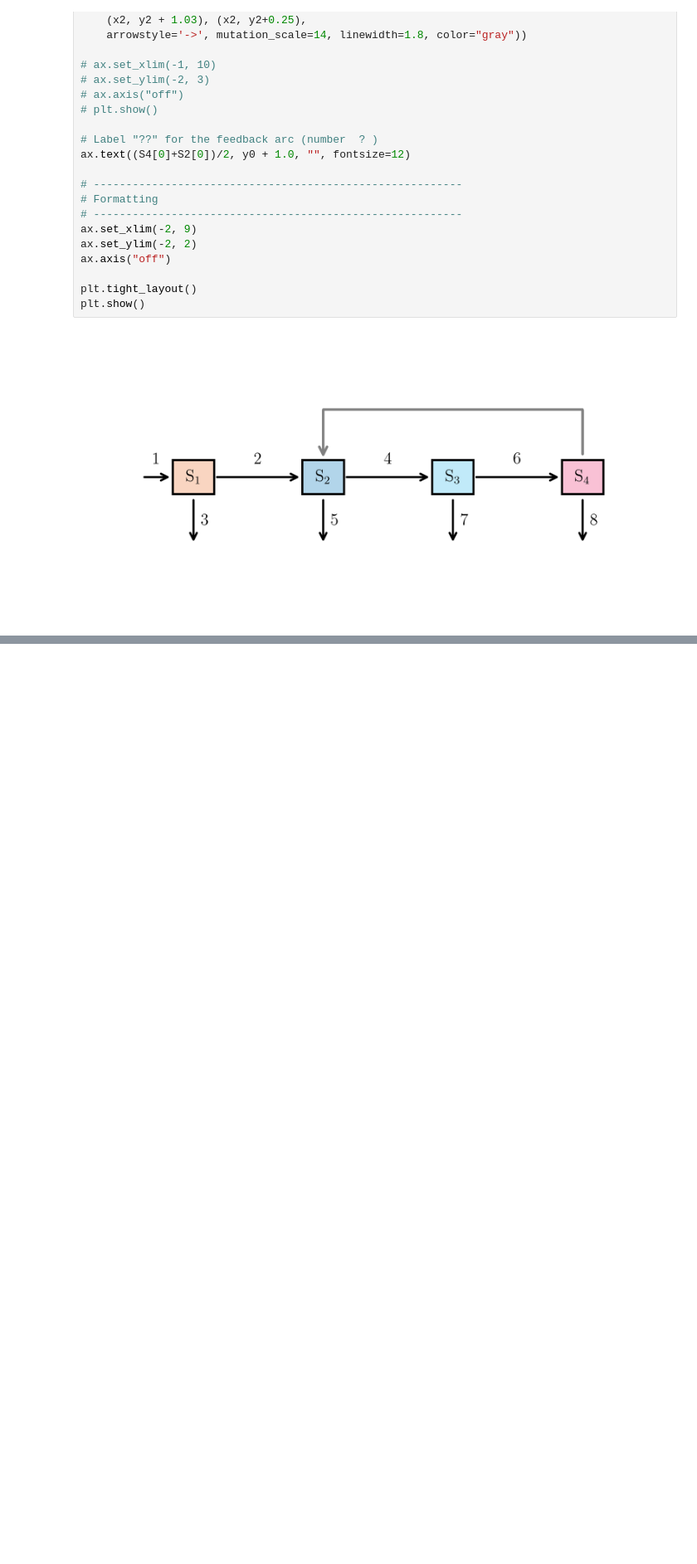
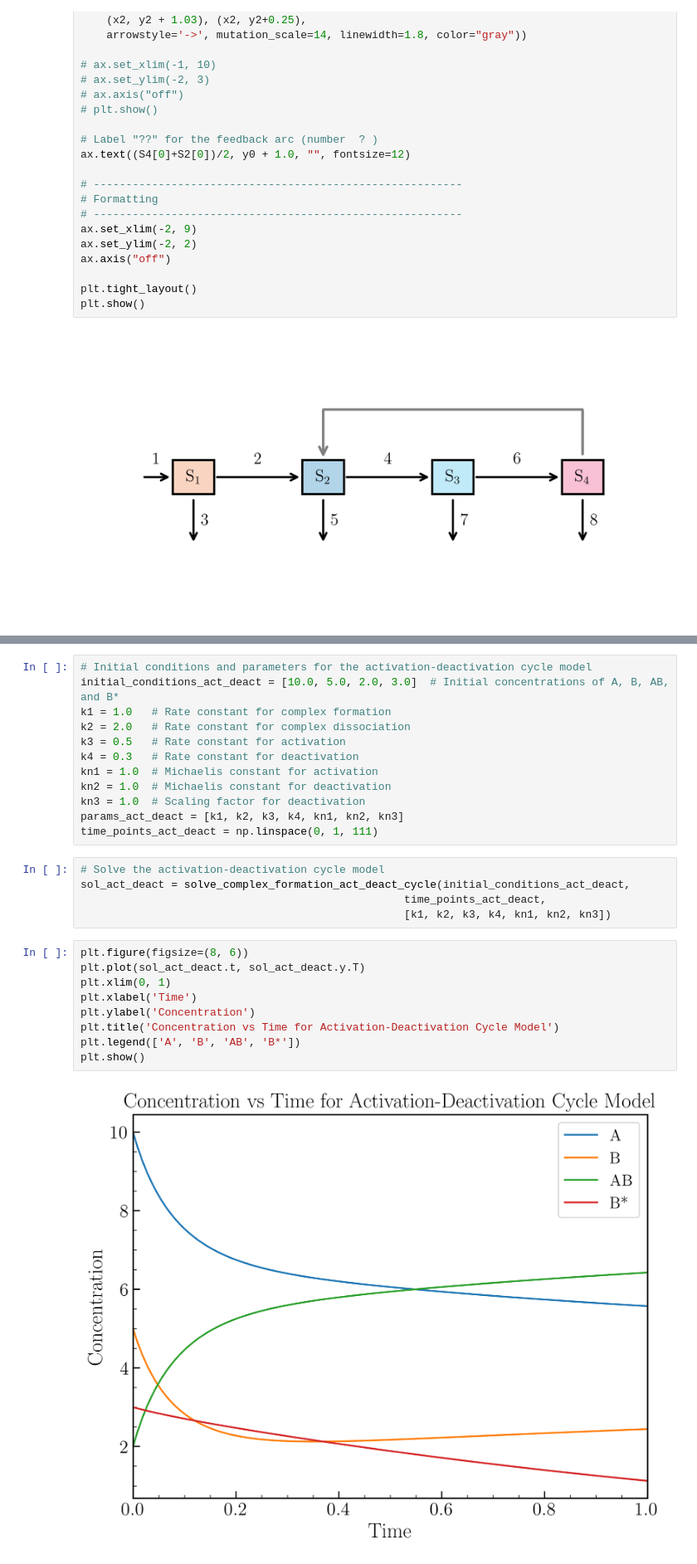
Before and after one commit to vmeomeo/LoopDetect_2025, a Jupyter notebook: Python/notebook/test.ipynb, the cells around one changed output, grey strips where cells are left out. Shown at 83% size. Drawn from its saved outputs; the diff is of its cells as text; blank space fills up the shorter version.

```diff
--- a/Python/notebook/test.ipynb
+++ b/Python/notebook/test.ipynb
@@ -483,0 +592,28 @@ plt.show()
+# %%
+# Initial conditions and parameters for the activation-deactivation cycle model
+initial_conditions_act_deact = [10.0, 5.0, 2.0, 3.0]  # Initial concentrations of A, B, AB, and B*
+k1 = 1.0   # Rate constant for complex formation
+k2 = 2.0   # Rate constant for complex dissociation
+k3 = 0.5   # Rate constant for activation
+k4 = 0.3   # Rate constant for deactivation
+kn1 = 1.0  # Michaelis constant for activation
+kn2 = 1.0  # Michaelis constant for deactivation
+kn3 = 1.0  # Scaling factor for deactivation
+params_act_deact = [k1, k2, k3, k4, kn1, kn2, kn3]
+time_points_act_deact = np.linspace(0, 1, 111)
+# %%
+# Solve the activation-deactivation cycle model
+sol_act_deact = solve_complex_formation_act_deact_cycle(initial_conditions_act_deact,
+                                                  time_points_act_deact,
+                                                  [k1, k2, k3, k4, kn1, kn2, kn3])
+# %%
+plt.figure(figsize=(8, 6))
+plt.plot(sol_act_deact.t, sol_act_deact.y.T)
+plt.xlim(0, 1)
+plt.xlabel('Time')
+plt.ylabel('Concentration')
+plt.title('Concentration vs Time for Activation-Deactivation Cycle Model')
+plt.legend(['A', 'B', 'AB', 'B*'])
+plt.show()
+# %% [output]
+[figure, added]
```
Also changed, not shown: parts of 56 cells of this notebook, 4 other files.
